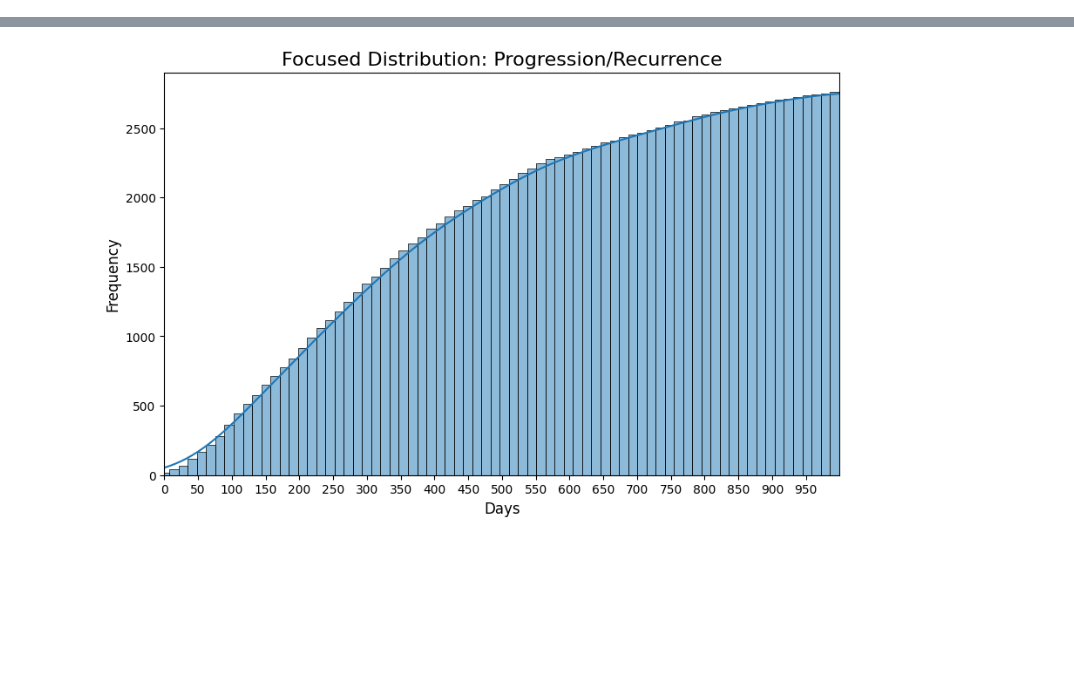
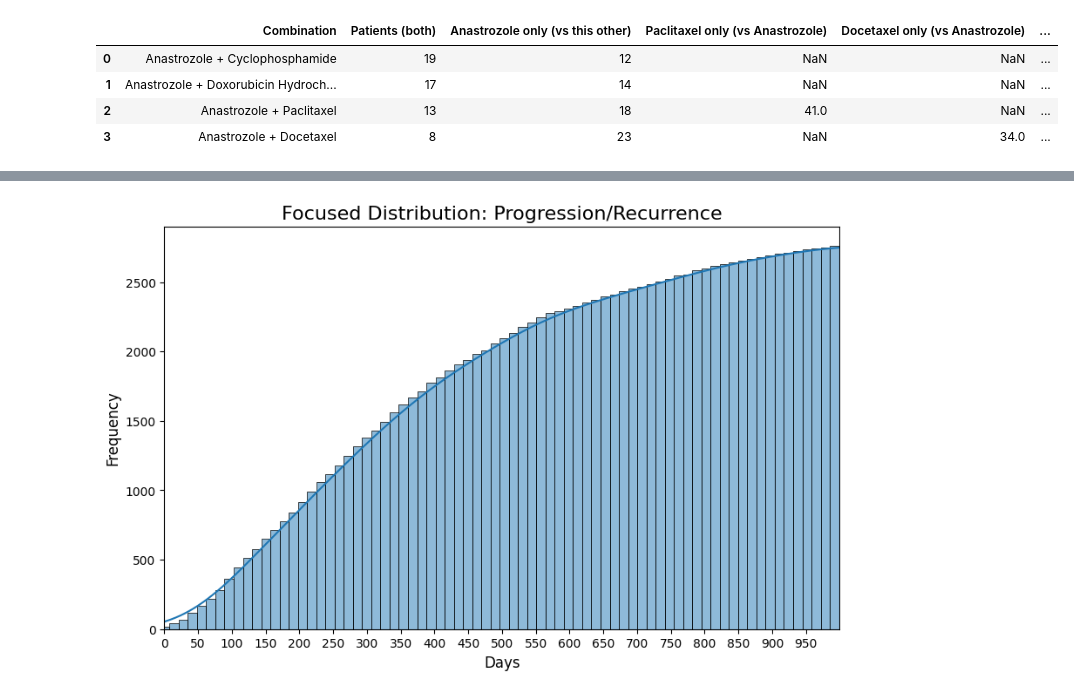
Before and after one commit to aziz-ayed/pfs_baselines, a Jupyter notebook: eval_notebook.ipynb, the cells around one changed output, grey strips where cells are left out. Cells and saved outputs as stored; diff of their text form; code cells hidden in the pictures; blank space fills up the shorter version.

```diff
--- a/eval_notebook.ipynb
+++ b/eval_notebook.ipynb
@@ -334,0 +356,87 @@ For example, when doing 'df[col].method(value, inplace=True)', try using 'df.met
+# %%
+# Count patients with Anastrozole + each chemo, plus single-agent counts
+# Assumes `patient_df_for_treatment` exists with columns: ['patient_id', 'treatment']
+
+import pandas as pd
+import re
+
+# --- Safety check ---
+if 'patient_df_for_treatment' not in globals():
+    raise RuntimeError("`patient_df_for_treatment` not found. Run the cell that creates it first.")
+
+# Keep only what we need and normalize
+df = patient_df_for_treatment[['patient_id', 'treatment']].copy()
+df['patient_id'] = df['patient_id'].astype(str)
+df['treatment'] = df['treatment'].fillna('Unknown').astype(str)
+
+# Aggregate all raw treatment strings per patient into one lowercase blob
+agg = (
+    df.groupby('patient_id')['treatment']
+      .apply(lambda s: ' | '.join(sorted(set(map(str, s)))) )
+      .str.lower()
+      .reset_index(name='all_treatments_lc')
+)
+
+# Define patterns (include common aliases)
+drug_patterns = {
+    'Anastrozole': [r'\banastrozole\b'],
+    'Paclitaxel':  [r'\bpaclitaxel\b', r'\btaxol\b'],
+    'Docetaxel':   [r'\bdocetaxel\b', r'\btaxotere\b'],
+    'Cyclophosphamide': [r'\bcyclophosphamide\b'],
+    'Doxorubicin Hydrochloride': [r'\bdoxorubicin hydrochloride\b', r'\bdoxorubicin\b', r'\bdoxorubicin hcl\b'],
+}
+
+def has_any(text: str, pats):
+    return any(re.search(p, text) is not None for p in pats)
+
+# Create per-drug boolean flags per patient
+for drug, pats in drug_patterns.items():
+    agg[drug] = agg['all_treatments_lc'].apply(lambda t: bool(has_any(t, pats)))
+
+# Helper: how many of the 5 drugs each patient received (for single-agent calc)
+drug_cols = list(drug_patterns.keys())
+agg['num_of_interest'] = agg[drug_cols].sum(axis=1)
+
+# (A) Anastrozole + X counts, and exclusives
+rows = []
+for other in ['Paclitaxel', 'Docetaxel', 'Cyclophosphamide', 'Doxorubicin Hydrochloride']:
+    both = int((agg['Anastrozole'] & agg[other]).sum())
+    anas_only_vs_other = int((agg['Anastrozole'] & ~agg[other]).sum())
+    other_only_vs_anas = int((agg[other] & ~agg['Anastrozole']).sum())
+    rows.append({
+        'Combination': f'Anastrozole + {other}',
+        'Patients (both)': both,
+        'Anastrozole only (vs this other)': anas_only_vs_other,
+        f'{other} only (vs Anastrozole)': other_only_vs_anas
+    })
+combos_df = pd.DataFrame(rows).sort_values('Patients (both)', ascending=False).reset_index(drop=True)
+
+# (B) Single-agent (exactly one of the five drugs)
+singles_df = (
+    pd.DataFrame({
+        'Drug (single-agent among the set)': drug_cols,
+        'Patients': [int((agg[d] & (agg['num_of_interest'] == 1)).sum()) for d in drug_cols]
+    })
+    .sort_values('Patients', ascending=False)
+    .reset_index(drop=True)
+)
+
+# (C) Totals (any exposure per drug)
+totals_df = (
+    pd.DataFrame({
+        'Drug (any exposure)': drug_cols,
+        'Patients': [int(agg[d].sum()) for d in drug_cols]
+    })
+    .sort_values('Patients', ascending=False)
+    .reset_index(drop=True)
+)
+
+print("\n=== Anastrozole combination counts ===")
+combos_df
+
+#print("\n=== Single-agent counts (exactly one of the five) ===")
+#print(singles_df.to_string(index=False))
+
+#print("\n=== Total patients with any exposure (per drug) ===")
+#print(totals_df.to_string(index=False))
+# %% [output]
@@ -334,0 +444,5 @@ For example, when doing 'df[col].method(value, inplace=True)', try using 'df.met
+|  | Combination | Patients (both) | Anastrozole only (vs this other) | Paclitaxel only (vs Anastrozole) | Docetaxel only (vs Anastrozole) | ... |
+| 0 | Anastrozole + Cyclophosphamide | 19 | 12 | NaN | NaN | ... |
+| 1 | Anastrozole + Doxorubicin Hydroch... | 17 | 14 | NaN | NaN | ... |
+| 2 | Anastrozole + Paclitaxel | 13 | 18 | 41.0 | NaN | ... |
+| 3 | Anastrozole + Docetaxel | 8 | 23 | NaN | 34.0 | ... |
```
Also changed, not shown: parts of 8 cells of this notebook, 4 other files.
